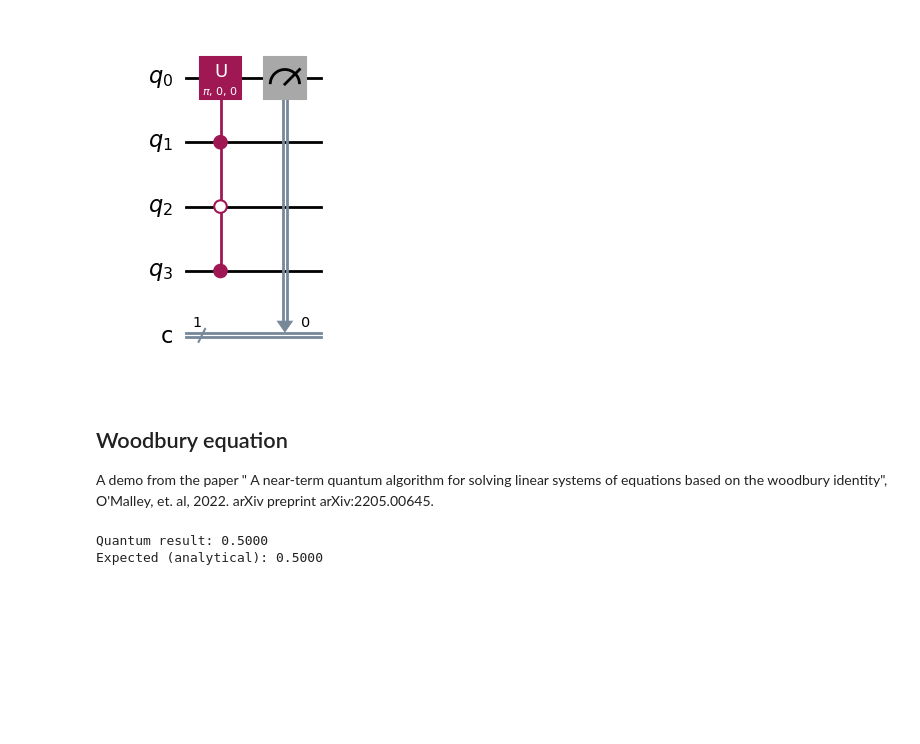
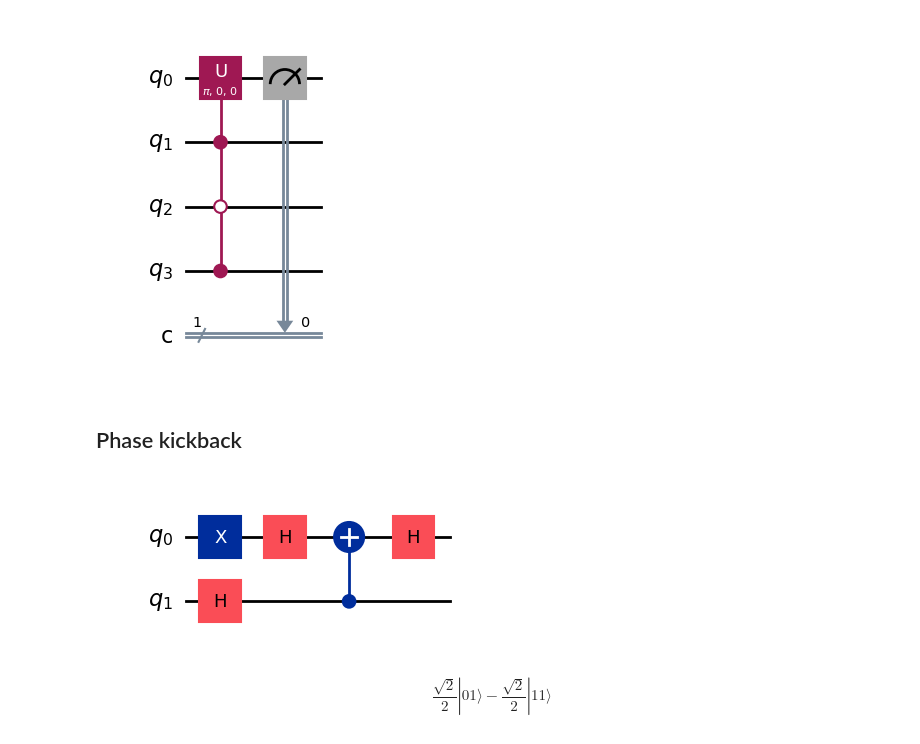
Before and after one commit to UW-ERSL/AppliedQC, a Jupyter notebook: Chapter09_QuantumCircuits_notebook.ipynb, the cells around one changed output. Saved outputs shown, nothing was run; the diff lists cells and outputs as text; code cells hidden in the pictures; blank space fills up the shorter version.

```diff
--- a/Chapter09_QuantumCircuits_notebook.ipynb
+++ b/Chapter09_QuantumCircuits_notebook.ipynb
@@ -386,31 +292,18 @@ circuit.measure([0],[0])
 display(circuit.draw('mpl') )
 # %% [output]
 [figure]
-# %% [markdown]
-## Woodbury equation
-A demo from the paper " A near-term quantum algorithm for solving linear systems of equations based on the woodbury identity", O'Malley, et. al, 2022. arXiv preprint arXiv:2205.00645.
-# %%
-# Problem: (I + u*v^T)x = b, compute <z|x>
-n = 3  # 3 qubits = 8-dimensional vectors
-
-z_prep = hadamards(n)  # Query vector |z>
-b_prep = hadamards(n)  # RHS |b>
-v_prep = hadamards(n)  # Update |v>
-u_prep = hadamards(n)  # Update |u>
-
-# Woodbury parameters
-alpha = 1.0
-beta = 1.0
-
-# Run quantum algorithm
-result = woodbury_rank1_query(
-    z_prep, b_prep, v_prep, u_prep,
-    alpha, beta,
-    shots=10
-)
-
-print(f"Quantum result: {result:.4f}")
-print(f"Expected (analytical): 0.5000")  # For uniform states
-# %% [output]
-Quantum result: 0.5000
-Expected (analytical): 0.5000
+# %% [markdown]
+## Phase kickback
+# %%
+circuit = QuantumCircuit(2)
+circuit.x(0)
+circuit.h(0)
+circuit.h(1)
+circuit.cx(1,0)
+circuit.h(0)
+display(circuit.draw('mpl'))
+psi = Statevector(circuit)
+display(psi.draw('latex'))
+# %% [output]
+[figure, added]
+$$\frac{\sqrt{2}}{2} |01\rangle- \frac{\sqrt{2}}{2} |11\rangle$$
```
Also changed, not shown: parts of 25 cells of this notebook, 16 other files.
